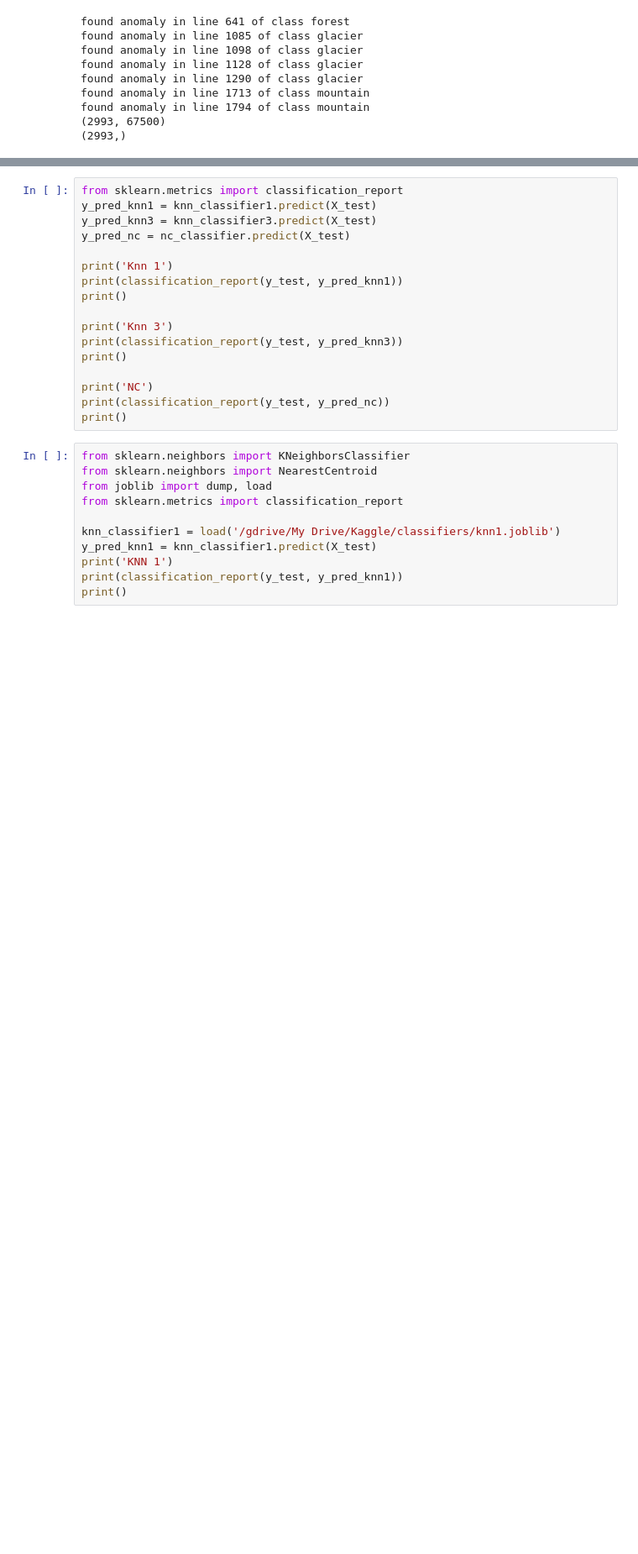
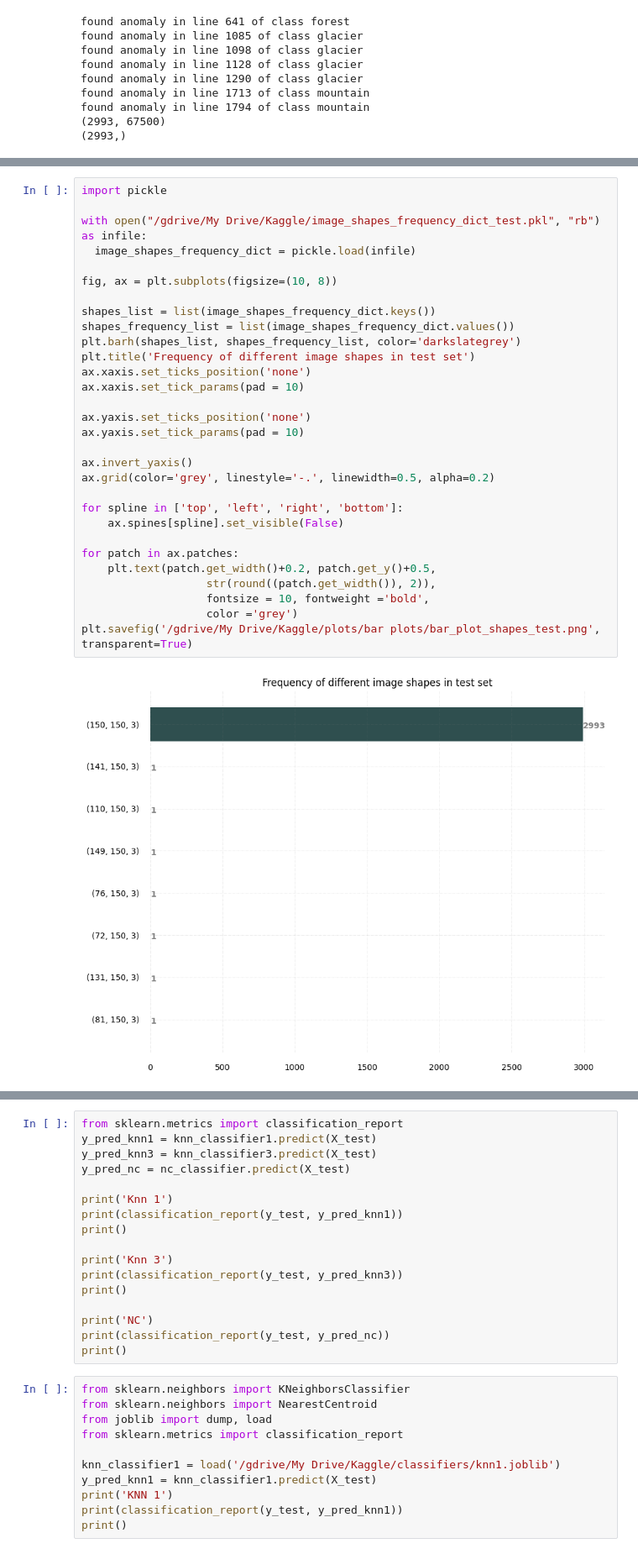
Before and after one commit to Bilpapster/NNs-playground, a Jupyter notebook: 1a_KNN_and_Nearest_Centroid_Classifiers.ipynb, the cells around one changed output, grey strips where cells are left out. Shown at 84% size. Drawn from its saved outputs; the diff is of its cells as text; blank space fills up the shorter version.

```diff
--- a/1a_KNN_and_Nearest_Centroid_Classifiers.ipynb
+++ b/1a_KNN_and_Nearest_Centroid_Classifiers.ipynb
@@ -441,3 +526,35 @@ found anomaly in line 1794 of class mountain
+# %%
+import pickle
+
+with open("/gdrive/My Drive/Kaggle/image_shapes_frequency_dict_test.pkl", "rb") as infile:
+  image_shapes_frequency_dict = pickle.load(infile)
+
+fig, ax = plt.subplots(figsize=(10, 8))
+
+shapes_list = list(image_shapes_frequency_dict.keys())
+shapes_frequency_list = list(image_shapes_frequency_dict.values())
+plt.barh(shapes_list, shapes_frequency_list, color='darkslategrey')
+plt.title('Frequency of different image shapes in test set')
+ax.xaxis.set_ticks_position('none')
+ax.xaxis.set_tick_params(pad = 10)
+
+ax.yaxis.set_ticks_position('none')
+ax.yaxis.set_tick_params(pad = 10)
+
+ax.invert_yaxis()
+ax.grid(color='grey', linestyle='-.', linewidth=0.5, alpha=0.2)
+
+for spline in ['top', 'left', 'right', 'bottom']:
+    ax.spines[spline].set_visible(False)
+
+for patch in ax.patches:
+    plt.text(patch.get_width()+0.2, patch.get_y()+0.5,
+                   str(round((patch.get_width()), 2)),
+                   fontsize = 10, fontweight ='bold',
+                   color ='grey')
+plt.savefig('/gdrive/My Drive/Kaggle/plots/bar plots/bar_plot_shapes_test.png', transparent=True)
+# %% [output]
+[figure, added]
 # %%
 from sklearn.neighbors import KNeighborsClassifier
 from sklearn.neighbors import NearestCentroid
```
Also changed, not shown: parts of 23 cells of this notebook.
